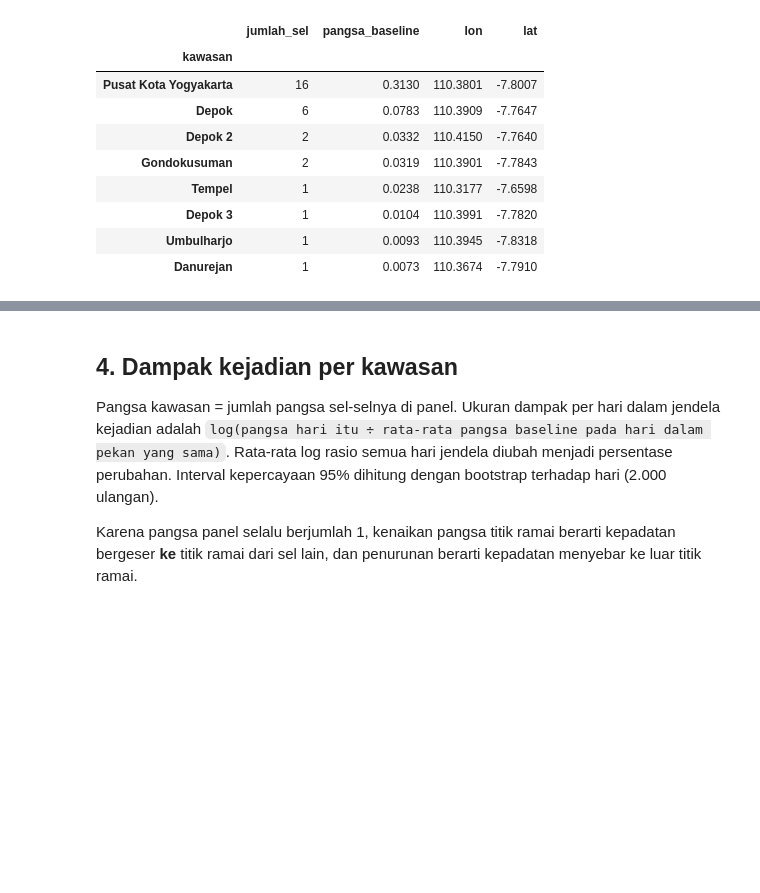
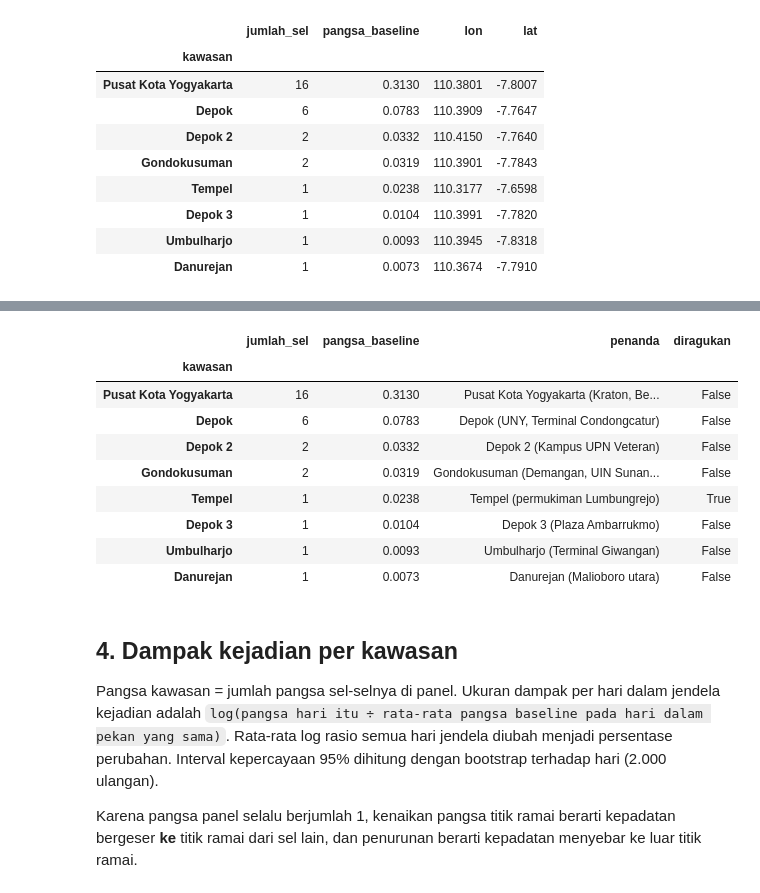
Before and after one commit to amantajatii/ritme-jogja, a Jupyter notebook: notebooks/C_dampak_kejadian.ipynb, the cells around one changed output, grey strips where cells are left out. Saved outputs shown, nothing was run; the diff lists cells and outputs as text; code cells hidden in the pictures; blank space fills up the shorter version.

```diff
--- a/notebooks/C_dampak_kejadian.ipynb
+++ b/notebooks/C_dampak_kejadian.ipynb
@@ -329,3 +335,31 @@ kawasan.round(4)
+# %%
+LABEL_KAWASAN = {
+    "Pusat Kota Yogyakarta": "Pusat Kota Yogyakarta (Kraton, Beringharjo, Lempuyangan)",
+    "Depok": "Depok (UNY, Terminal Condongcatur)",
+    "Depok 2": "Depok 2 (Kampus UPN Veteran)",
+    "Gondokusuman": "Gondokusuman (Demangan, UIN Sunan Kalijaga)",
+    "Tempel": "Tempel (permukiman Lumbungrejo)",
+    "Depok 3": "Depok 3 (Plaza Ambarrukmo)",
+    "Umbulharjo": "Umbulharjo (Terminal Giwangan)",
+    "Danurejan": "Danurejan (Malioboro utara)",
+}
+KAWASAN_DIRAGUKAN = {
+    "Tempel": "1 sel yang segaris dengan pola kisi artefak lokasi (peta C1), kemungkinan masih artefak.",
+}
+kawasan.assign(penanda=kawasan.index.map(LABEL_KAWASAN), diragukan=kawasan.index.isin(list(KAWASAN_DIRAGUKAN)))[
+    ["jumlah_sel", "pangsa_baseline", "penanda", "diragukan"]
+].round(4)
+# %% [output]
+|  | jumlah_sel | pangsa_baseline | penanda | diragukan |
+| kawasan |  |  |  |  |
+| Pusat Kota Yogyakarta | 16 | 0.3130 | Pusat Kota Yogyakarta (Kraton, Be... | False |
+| Depok | 6 | 0.0783 | Depok (UNY, Terminal Condongcatur) | False |
+| Depok 2 | 2 | 0.0332 | Depok 2 (Kampus UPN Veteran) | False |
+| Gondokusuman | 2 | 0.0319 | Gondokusuman (Demangan, UIN Sunan... | False |
+| Tempel | 1 | 0.0238 | Tempel (permukiman Lumbungrejo) | True |
+| Depok 3 | 1 | 0.0104 | Depok 3 (Plaza Ambarrukmo) | False |
+| Umbulharjo | 1 | 0.0093 | Umbulharjo (Terminal Giwangan) | False |
+| Danurejan | 1 | 0.0073 | Danurejan (Malioboro utara) | False |
 # %% [markdown]
 ## 4. Dampak kejadian per kawasan
 
```
Also changed, not shown: parts of 4 cells of this notebook, 2 other files.
